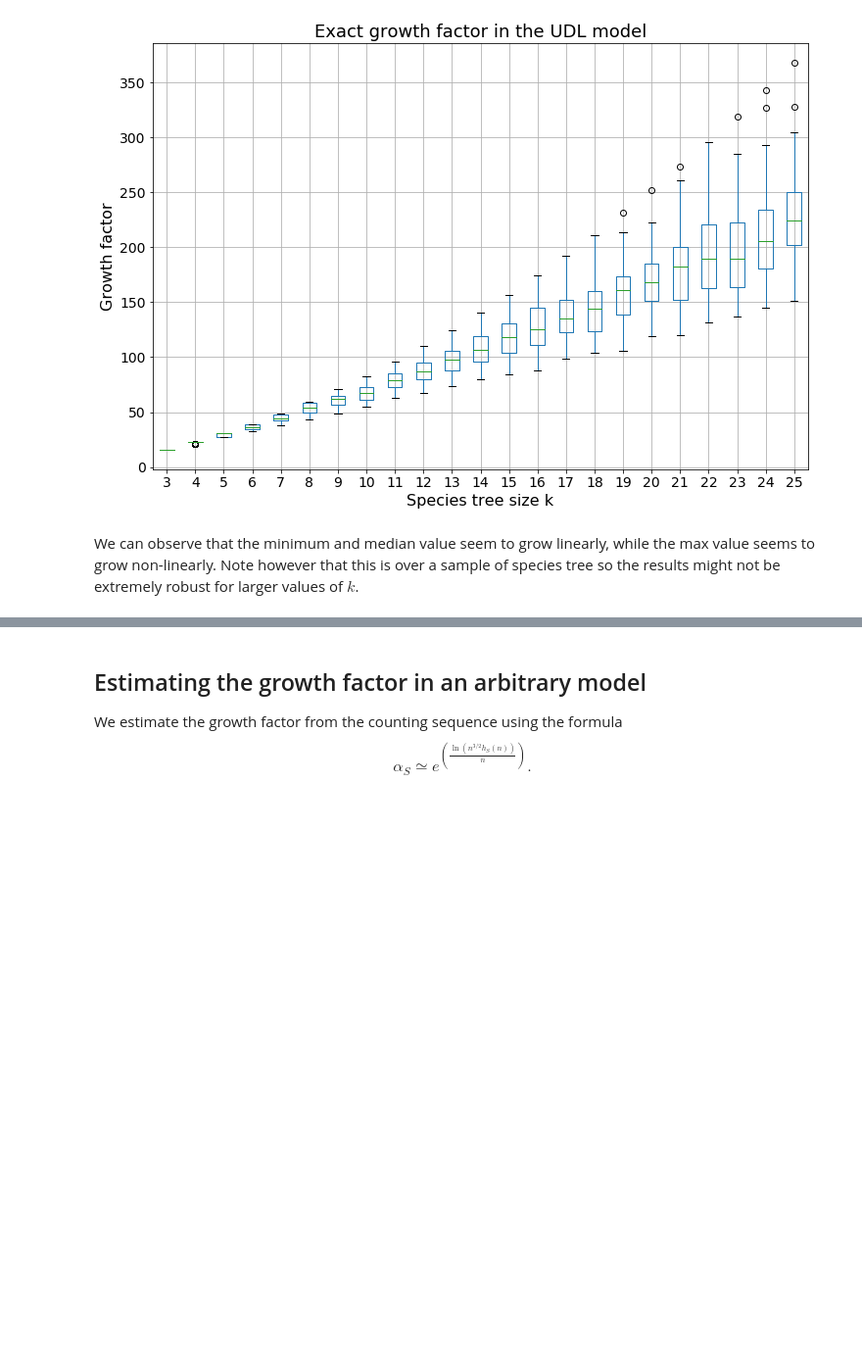
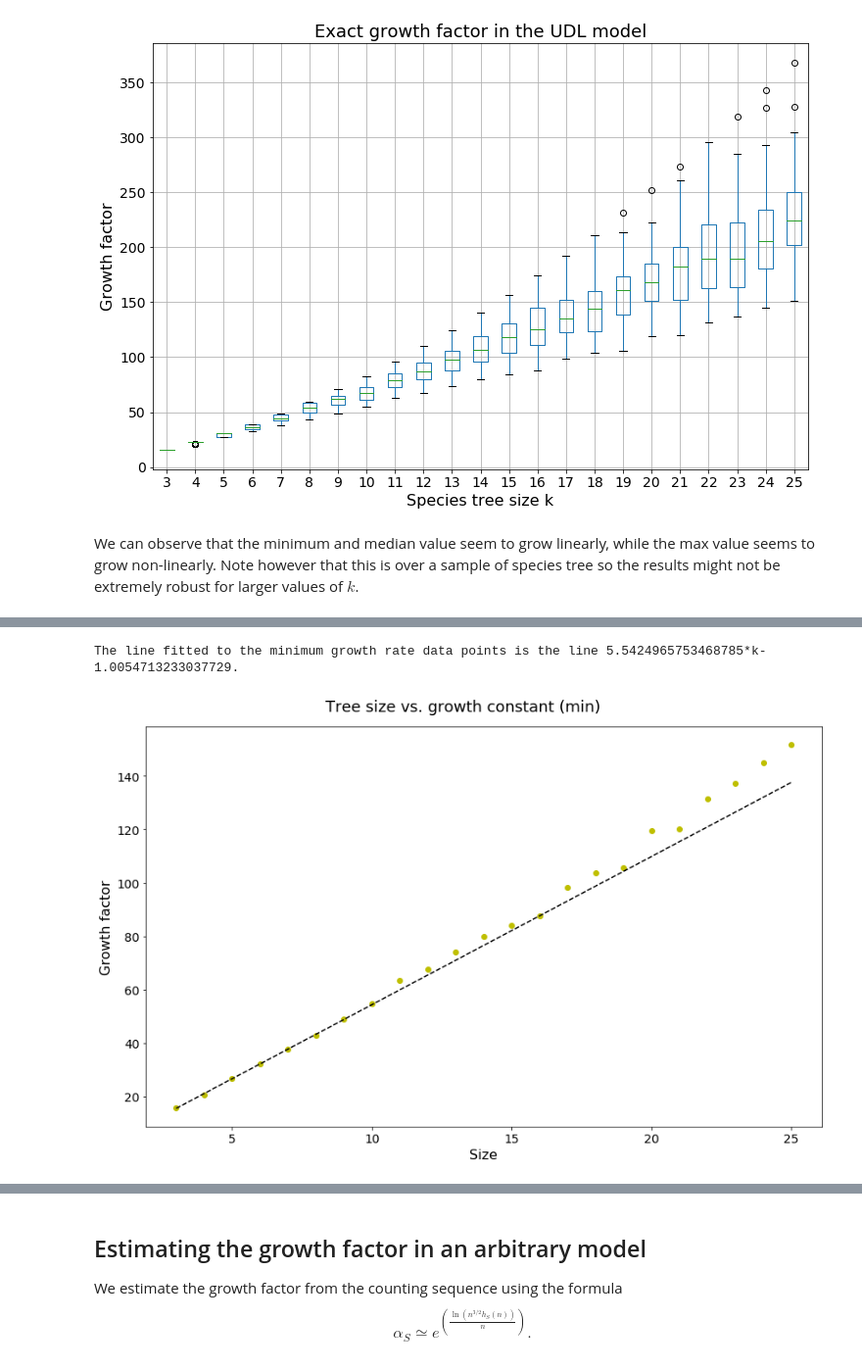
Before and after one commit to cchauve/DLT-Histories, a Jupyter notebook: DLTcount/doc/Paper_figures.ipynb, the cells around one changed output, grey strips where cells are left out. Shown at 98% size. Drawn from its saved outputs; the diff is of its cells as text; code cells hidden in the pictures; blank space fills up the shorter version.

```diff
--- a/DLTcount/doc/Paper_figures.ipynb
+++ b/DLTcount/doc/Paper_figures.ipynb
@@ -41,6 +42,7 @@ PREFIX_UNRANKED    = '../exp/unranked/results_unranked'
 PREFIX_RANKED      = '../exp/ranked/results_ranked'
 PREFIX_ASYMPTOTICS = '../exp/asymptotics/asymptotics_DL'
 PREFIX_SCORES      = '../exp/sampling/samples'
+PREFIX_TREES       = '../exp/trees/trees'
 # Rankings
 R_MAX  = 10
 R_LIST = [r for r in range(1,R_MAX+1)]
@@ -158,0 +174,16 @@ plt.show()
+# %%
+# List of values of k for which the minimum growth factor is given by a balanced tree
+K_LIST_MIN = [3,4,5,6,7,8,9,10,16]
+
+# Checking that for values of k for which the minimum growth factor is not obtained by a balanced tree,
+# there is no balanced tree in the sampled species trees.
+print('Checking that for values of k for which the minimum growth factor is not given by a balanced tree, we have no balanced tree in the 100 sampled trees.')
+for k in [k for k in K_LIST if k not in K_LIST_MIN]:
+    foundBalanced = -1
+    for t in range(NB_S_TREES):
+        if checkBalanced(TREES_dict[k][t]):
+            foundBalanced=t
+    if foundBalanced != -1:
+        print('k='+str(k)+' balanced tree found with growth factor '+str(RESULTS_ASYMPTOTICS_U_DL[t][k]))
+    else:
+        print('k = '+str(k)+': no balanced tree found')
@@ -158,0 +211,22 @@ plt.show()
+# %%
+# Growth factors for k in K_LIST_MIN
+RESULTS_ASYMPTOTICS_U_DL_MIN_GF_BAL = pd.DataFrame.from_dict({k: RESULTS_ASYMPTOTICS_U_DL[UDL_MIN_GF[k]][k] for k in K_LIST_MIN}, orient='index')
+# All minimum growth factors, for all values of k
+RESULTS_ASYMPTOTICS_U_DL_MIN_GF = pd.DataFrame.from_dict({k: RESULTS_ASYMPTOTICS_U_DL[UDL_MIN_GF[k]][k] for k in K_LIST}, orient='index')
+# Fitting a line to the gowth factor for values of k for which the minimum tree size is given by a balanced tree
+m_min,p_min = np.polyfit(np.array(K_LIST_MIN),np.array(RESULTS_ASYMPTOTICS_U_DL_MIN_GF_BAL),1)
+print('The line fitted to the minimum growth rate data points is the line '+str(m_min[0])+'*k'+str(p_min[0])+'.')
+
+plt.figure(figsize=(12,8))
+plt.plot(np.array(K_LIST),np.array(RESULTS_ASYMPTOTICS_U_DL_MIN_GF), 'yo',np.array(K_LIST) , m_min*np.array(K_LIST)+p_min, '--k')
+plt.suptitle('Tree size vs. growth constant (min)',fontsize=18)
+plt.xticks(fontsize=14)
+plt.yticks(fontsize=14)
+plt.xlabel('Size', fontsize=16)
+plt.ylabel('Growth factor', fontsize=16)
+plt.tight_layout(rect=[0, 0.03, 1, 0.95])
+plt.savefig('figures/Tree_size_vs_minGF_U_DL.png')
+plt.show()
+# %% [output]
+The line fitted to the minimum growth rate data points is the line 5.5424965753468785*k-1.0054713233037729.
+[figure, added]
```
Also changed, not shown: parts of 16 cells of this notebook, 4 other files.
